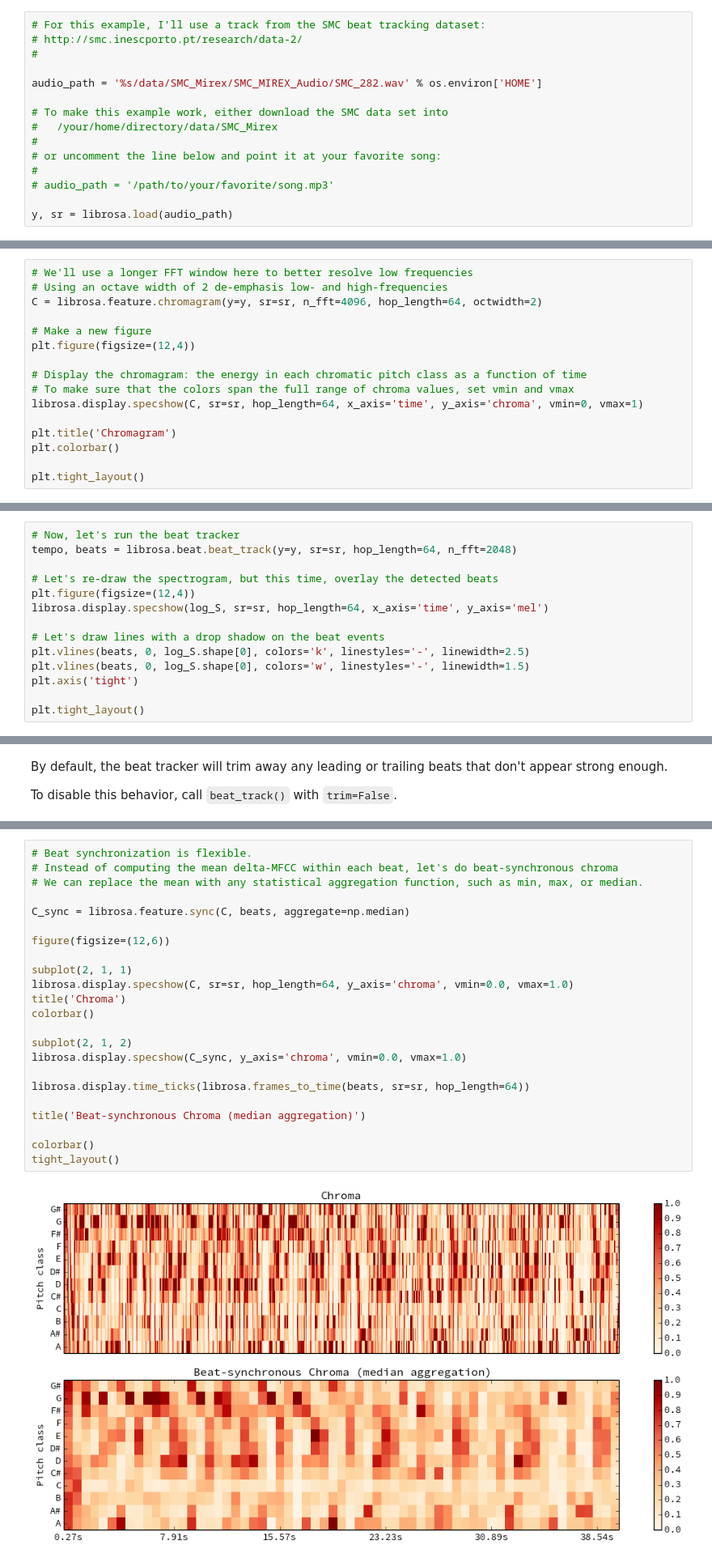
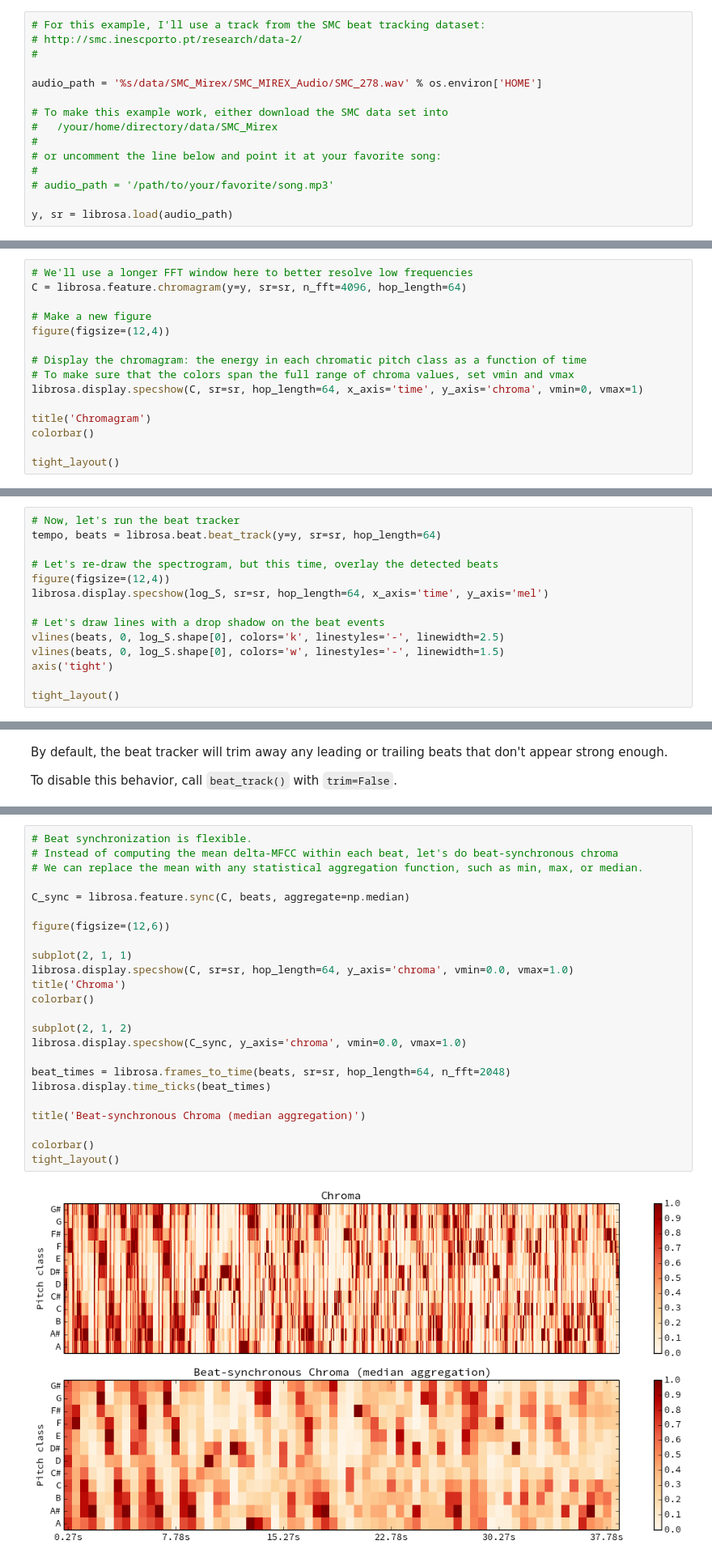
Before and after one commit to librosa/librosa, a Jupyter notebook: examples/LibROSA demo.ipynb, the cells around one changed output, grey strips where cells are left out. Shown at 81% size. Cells and saved outputs as stored; diff of their text form.

```diff
--- a/examples/LibROSA demo.ipynb
+++ b/examples/LibROSA demo.ipynb
@@ -20,7 +20,7 @@ import librosa
 # http://smc.inescporto.pt/research/data-2/
 #
 
-audio_path = '%s/data/SMC_Mirex/SMC_MIREX_Audio/SMC_282.wav' % os.environ['HOME']
+audio_path = '%s/data/SMC_Mirex/SMC_MIREX_Audio/SMC_278.wav' % os.environ['HOME']
 
 # To make this example work, either download the SMC data set into
 #   /your/home/directory/data/SMC_Mirex
@@ -68,18 +68,17 @@ plt.tight_layout()
 Next, we'll extract [Chroma](http://en.wikipedia.org/wiki/Pitch_class) features to represent pitch information.
 # %%
 # We'll use a longer FFT window here to better resolve low frequencies
-# Using an octave width of 2 de-emphasis low- and high-frequencies
-C = librosa.feature.chromagram(y=y, sr=sr, n_fft=4096, hop_length=64, octwidth=2)
+C = librosa.feature.chromagram(y=y, sr=sr, n_fft=4096, hop_length=64)
 
 # Make a new figure
-plt.figure(figsize=(12,4))
+figure(figsize=(12,4))
 
 # Display the chromagram: the energy in each chromatic pitch class as a function of time
 # To make sure that the colors span the full range of chroma values, set vmin and vmax
 librosa.display.specshow(C, sr=sr, hop_length=64, x_axis='time', y_axis='chroma', vmin=0, vmax=1)
 
-plt.title('Chromagram')
-plt.colorbar()
+title('Chromagram')
+colorbar()
 
-plt.tight_layout()
+tight_layout()
 # %% [output]
@@ -140,16 +139,16 @@ The beat tracker returns an estimate of the tempo (in beats per minute) and fram
 The input can be either an audio time series (as we do below), or an onset strength envelope as calculated by `librosa.onset.onset_strength()`.
 # %%
 # Now, let's run the beat tracker
-tempo, beats = librosa.beat.beat_track(y=y, sr=sr, hop_length=64, n_fft=2048)
+tempo, beats = librosa.beat.beat_track(y=y, sr=sr, hop_length=64)
 
 # Let's re-draw the spectrogram, but this time, overlay the detected beats
-plt.figure(figsize=(12,4))
+figure(figsize=(12,4))
 librosa.display.specshow(log_S, sr=sr, hop_length=64, x_axis='time', y_axis='mel')
 
 # Let's draw lines with a drop shadow on the beat events
-plt.vlines(beats, 0, log_S.shape[0], colors='k', linestyles='-', linewidth=2.5)
-plt.vlines(beats, 0, log_S.shape[0], colors='w', linestyles='-', linewidth=1.5)
-plt.axis('tight')
+vlines(beats, 0, log_S.shape[0], colors='k', linestyles='-', linewidth=2.5)
+vlines(beats, 0, log_S.shape[0], colors='w', linestyles='-', linewidth=1.5)
+axis('tight')
 
-plt.tight_layout()
+tight_layout()
 # %% [output]
@@ -211,27 +215,28 @@ plt.tight_layout()
 # %%
 # Beat synchronization is flexible.
 # Instead of computing the mean delta-MFCC within each beat, let's do beat-synchronous chroma
 # We can replace the mean with any statistical aggregation function, such as min, max, or median.
 
 C_sync = librosa.feature.sync(C, beats, aggregate=np.median)
 
 figure(figsize=(12,6))
 
 subplot(2, 1, 1)
 librosa.display.specshow(C, sr=sr, hop_length=64, y_axis='chroma', vmin=0.0, vmax=1.0)
 title('Chroma')
 colorbar()
 
 subplot(2, 1, 2)
 librosa.display.specshow(C_sync, y_axis='chroma', vmin=0.0, vmax=1.0)
 
-librosa.display.time_ticks(librosa.frames_to_time(beats, sr=sr, hop_length=64))
+beat_times = librosa.frames_to_time(beats, sr=sr, hop_length=64, n_fft=2048)
+librosa.display.time_ticks(beat_times)
 
 title('Beat-synchronous Chroma (median aggregation)')
 
 colorbar()
 tight_layout()
 # %% [output]
-[figure, old version]
+[figure, new version]
 # %%
 # Let's save the beat times off as a CSV file
```
Also changed, not shown: parts of 9 cells of this notebook.
